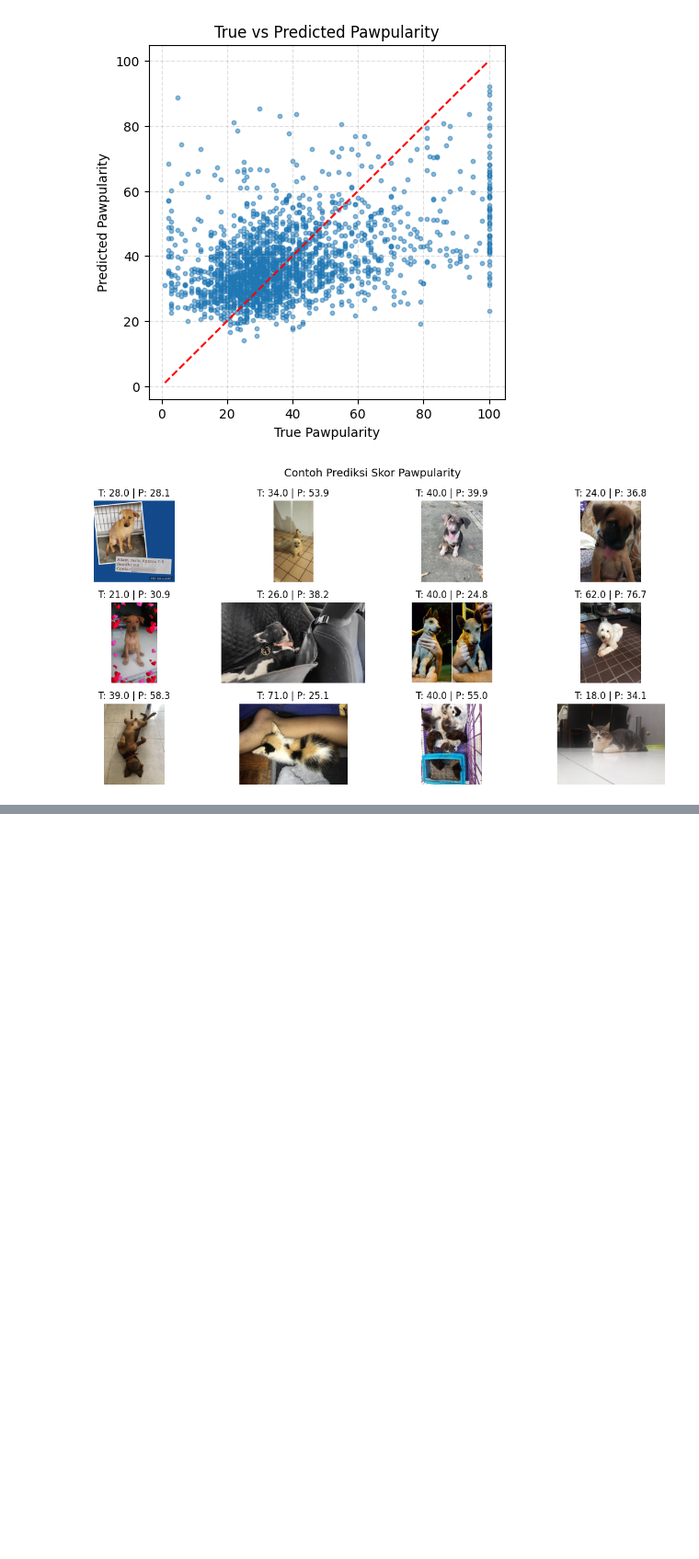
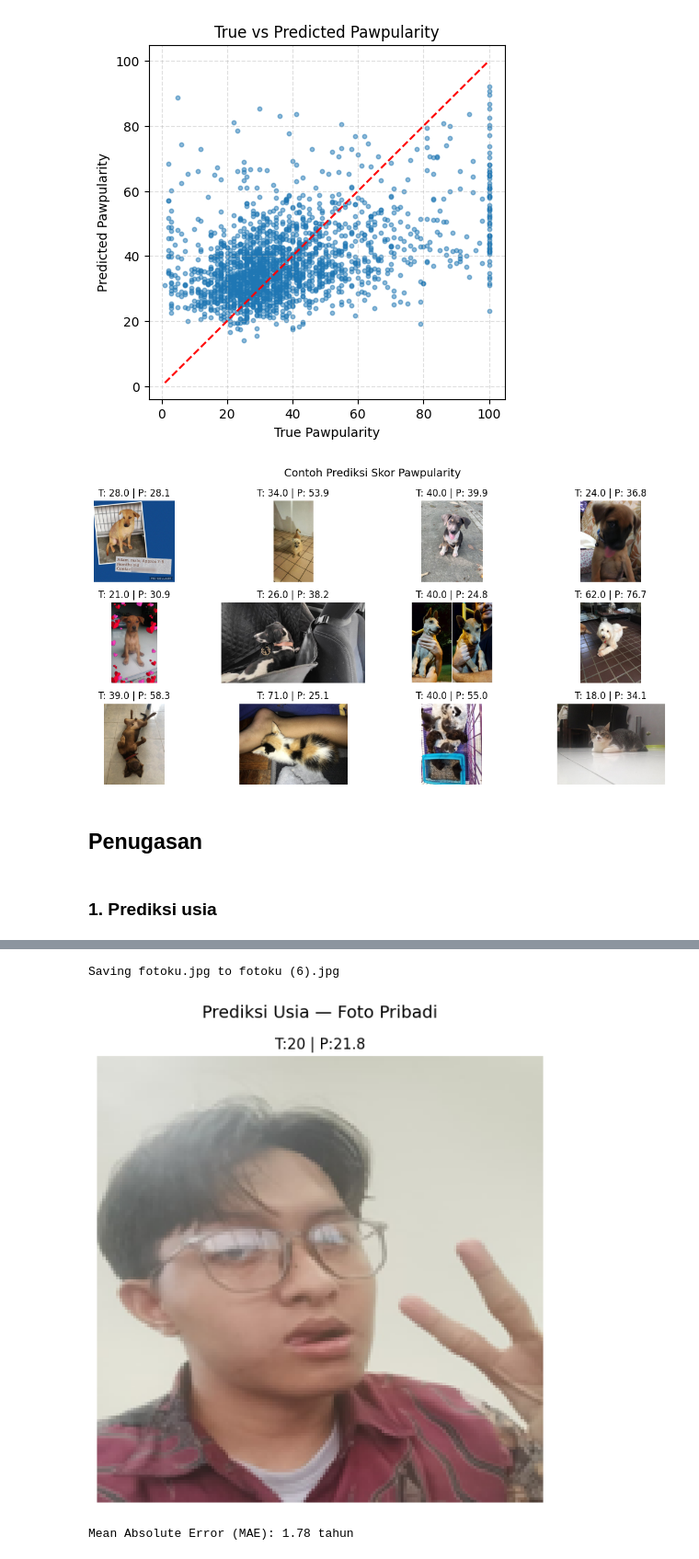
Before and after one commit to azkbrqlna/2025-ComputerVision, a Jupyter notebook: Jobsheet3_RegresiGambar.ipynb, the cells around one changed output, grey strips where cells are left out. Shown at 92% size. Saved outputs shown, nothing was run; the diff lists cells and outputs as text; code cells hidden in the pictures; blank space fills up the shorter version.

Commit message:
feat: add penugasan

```diff
--- a/Jobsheet3_RegresiGambar.ipynb
+++ b/Jobsheet3_RegresiGambar.ipynb
@@ -629,3 +629,48 @@ plt.tight_layout()
 plt.show()
 # %% [output]
 [figure]
+# %% [markdown]
+## Penugasan
+# %% [markdown]
+### 1. Prediksi usia
+# %%
+from google.colab import files
+import tensorflow as tf
+import matplotlib.pyplot as plt
+import numpy as np
+import os
+from PIL import Image
+
+IMG_SIZE = 160
+uploaded = files.upload()
+
+true_ages = []
+pred_ages = []
+
+umur_asli = 20
+
+plt.figure(figsize=(12, 6))
+
+for i, (fname, filedata) in enumerate(uploaded.items()):
+    img = Image.open(fname).convert('RGB')
+    img = img.resize((IMG_SIZE, IMG_SIZE))
+    img_array = np.array(img) / 255.0
+
+    pred_age = model.predict(tf.expand_dims(img_array, 0), verbose=0).ravel()[0]
+
+    true_ages.append(umur_asli)
+    pred_ages.append(pred_age)
+
+    plt.subplot(1, len(uploaded), i+1)
+    plt.imshow(img)
+    plt.title(f"T:{umur_asli} | P:{pred_age:.1f}")
+    plt.axis('off')
+
+plt.suptitle("Prediksi Usia — Foto Pribadi", fontsize=14)
+plt.tight_layout()
+plt.show()
+
+# Hitung akurasi (MAE)
+mae = np.mean(np.abs(np.array(true_ages) - np.array(pred_ages)))
+print(f"Mean Absolute Error (MAE): {mae:.2f} tahun")
+# %% [output]
@@ -631,0 +678,3 @@ plt.show()
+Saving fotoku.jpg to fotoku (6).jpg
+[figure, added]
+Mean Absolute Error (MAE): 1.78 tahun
```
Also changed, not shown: parts of 3 cells of this notebook.
